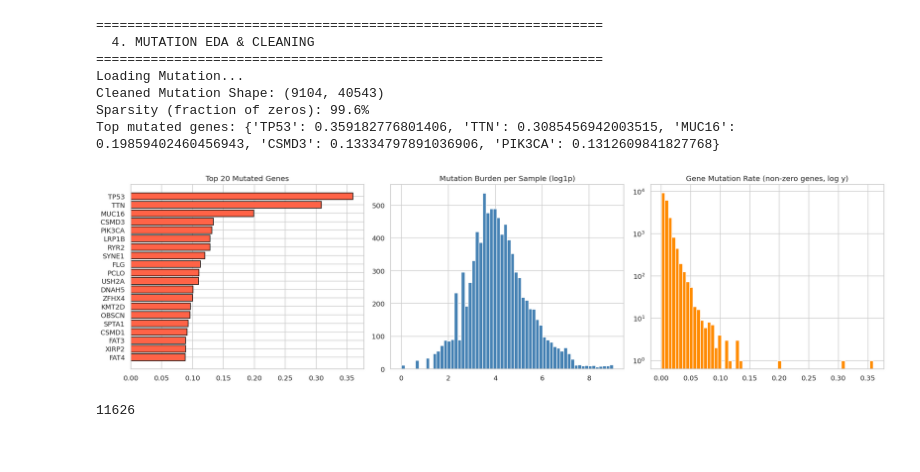
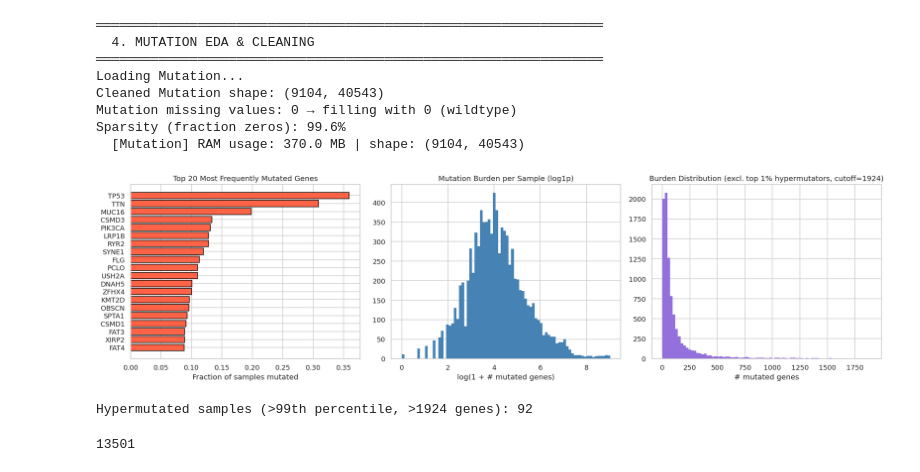
Before and after one commit to proutkarsh3104/DNA-repo, a Jupyter notebook: Data_EDA/data-eda-cnv-mutation-mrna-methylation.ipynb, the cells around one changed output. Saved outputs shown, nothing was run; the diff lists cells and outputs as text; code cells hidden in the pictures.

```diff
--- a/Data_EDA/data-eda-cnv-mutation-mrna-methylation.ipynb
+++ b/Data_EDA/data-eda-cnv-mutation-mrna-methylation.ipynb
@@ -159,41 +258,58 @@ CNV missing values: 0 (filling with 0 = diploid normal)
 # %%
 section('4. MUTATION EDA & CLEANING')
 
 print('Loading Mutation...')
 mut = pd.read_csv(path_mut, sep='\t', index_col=0).T
-mut.index = mut.index.str[:15]
-mut = mut[~mut.index.duplicated(keep='first')]
+mut.index   = mut.index.str[:15]
+mut         = mut[~mut.index.duplicated(keep='first')]
 mut.columns = [str(c).split('|')[0] for c in mut.columns]
-mut = mut.loc[:, ~mut.columns.duplicated(keep='first')]
-print(f'Cleaned Mutation Shape: {mut.shape}')
+mut         = mut.loc[:, ~mut.columns.duplicated(keep='first')]
+print(f'Cleaned Mutation shape: {mut.shape}')
 
-mut_rate     = mut.mean(axis=0)
+# Mutation is binary (0=wildtype, 1=mutated). Missing = wildtype (0).
+nan_count = mut.isnull().sum().sum()
+sparsity  = (mut == 0).mean().mean() if nan_count == 0 else (mut.fillna(0) == 0).mean().mean()
+print(f'Mutation missing values: {nan_count:,} → filling with 0 (wildtype)')
+print(f'Sparsity (fraction zeros): {sparsity*100:.1f}%')
+mut = mut.fillna(0).astype(np.int8)
+mem_usage(mut, 'Mutation')
+
+mut_rate      = mut.mean(axis=0)
 sample_burden = mut.sum(axis=1)
-sparsity     = (mut == 0).mean().mean()
-print(f'Sparsity (fraction of zeros): {sparsity*100:.1f}%')
-print(f'Top mutated genes: {mut_rate.nlargest(5).to_dict()}')
 
 fig, axes = plt.subplots(1, 3, figsize=(18, 5))
-top20 = mut_rate.nlargest(20)
-axes[0].barh(top20.index, top20.values, color='tomato', edgecolor='black')
-axes[0].set_title('Top 20 Mutated Genes'); axes[0].invert_yaxis()
-axes[1].hist(np.log1p(sample_burden), bins=60, color='steelblue')
+
+top20_mut = mut_rate.nlargest(20)
+axes[0].barh(top20_mut.index, top20_mut.values, color='tomato', edgecolor='black')
+axes[0].set_title('Top 20 Most Frequently Mutated Genes')
+axes[0].set_xlabel('Fraction of samples mutated')
+axes[0].invert_yaxis()
+
+axes[1].hist(np.log1p(sample_burden), bins=80, color='steelblue', edgecolor='none')
 axes[1].set_title('Mutation Burden per Sample (log1p)')
-axes[2].hist(mut_rate[mut_rate > 0], bins=60, color='darkorange', log=True)
-axes[2].set_title('Gene Mutation Rate (non-zero genes, log y)')
+axes[1].set_xlabel('log(1 + # mutated genes)')
+
+# High-burden outliers (hypermutated tumors)
+q99 = sample_burden.quantile(0.99)
+axes[2].hist(sample_burden[sample_burden <= q99], bins=80, color='mediumpurple', edgecolor='none')
+axes[2].set_title(f'Burden Distribution (excl. top 1% hypermutators, cutoff={q99:.0f})')
+axes[2].set_xlabel('# mutated genes')
 plt.tight_layout(); plt.show()
 
-mut = mut.fillna(0).astype(np.int8)
+print(f'Hypermutated samples (>99th percentile, >{q99:.0f} genes): {(sample_burden > q99).sum()}')
+
 valid_patients_mut = set(mut.index)
 valid_genes_mut    = set(mut.columns)
 gc.collect()
 # %% [output]
-=================================================================
+═════════════════════════════════════════════════════════════════
   4. MUTATION EDA & CLEANING
-=================================================================
+═════════════════════════════════════════════════════════════════
 Loading Mutation...
-Cleaned Mutation Shape: (9104, 40543)
-Sparsity (fraction of zeros): 99.6%
-Top mutated genes: {'TP53': 0.359182776801406, 'TTN': 0.3085456942003515, 'MUC16': 0.19859402460456943, 'CSMD3': 0.13334797891036906, 'PIK3CA': 0.1312609841827768}
+Cleaned Mutation shape: (9104, 40543)
+Mutation missing values: 0 → filling with 0 (wildtype)
+Sparsity (fraction zeros): 99.6%
+  [Mutation] RAM usage: 370.0 MB | shape: (9104, 40543)
-[figure, old version]
+[figure, new version]
-11626
+Hypermutated samples (>99th percentile, >1924 genes): 92
+13501
```
Also changed, not shown: parts of 13 cells of this notebook.
